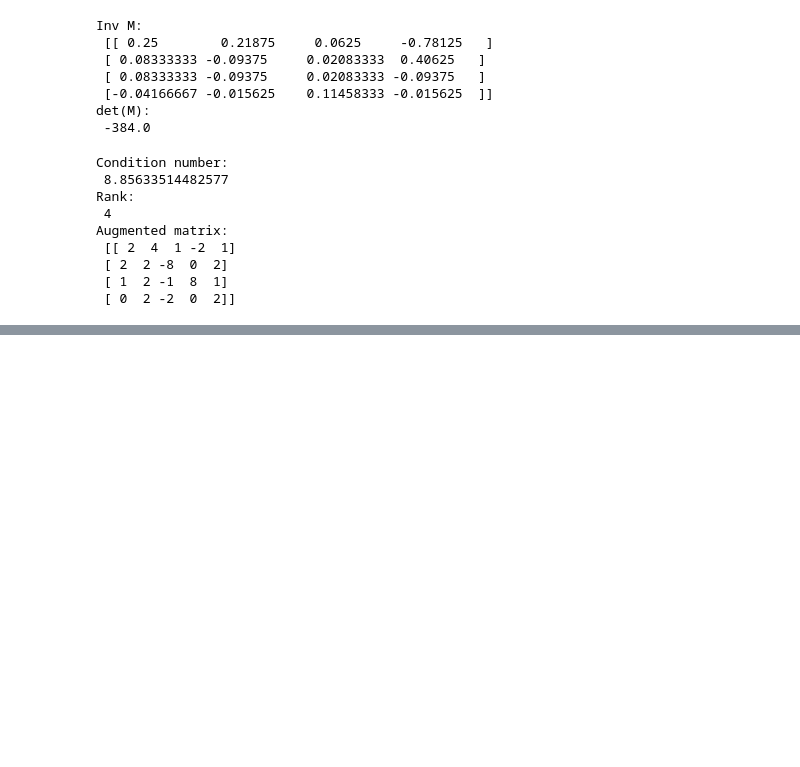
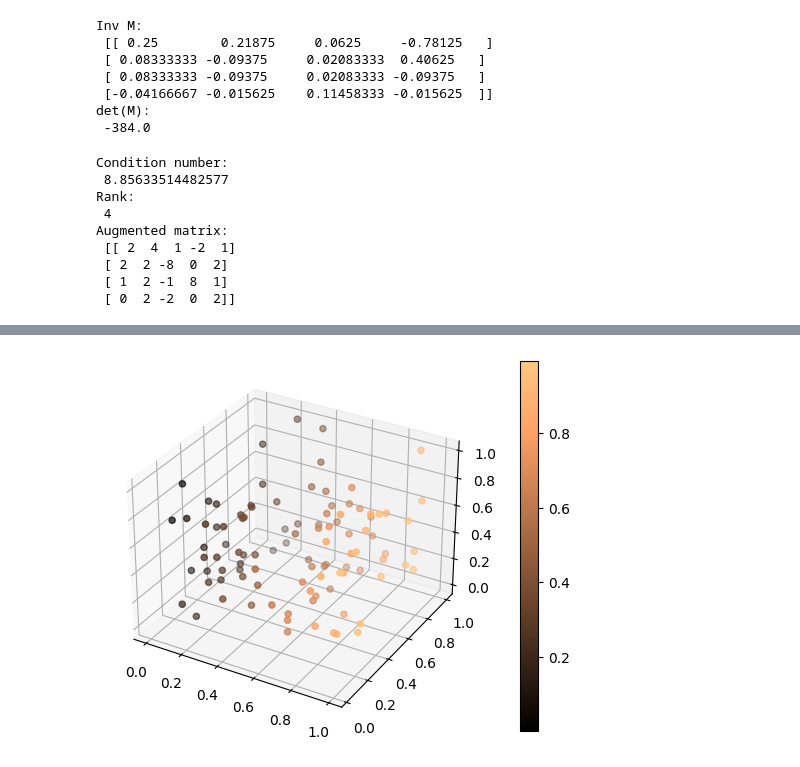
Before and after one commit to xwang579/Mat421, a Jupyter notebook: Final.ipynb, the cells around one changed output, grey strips where cells are left out. Drawn from its saved outputs; the diff is of its cells as text; code cells hidden in the pictures; blank space fills up the shorter version.

```diff
--- a/Final.ipynb
+++ b/Final.ipynb
@@ -186,0 +330,16 @@ Augmented matrix:
+# %%
+
+import numpy as np
+from matplotlib import pyplot as plt
+plt.rcParams["figure.figsize"] = [9, 4]
+plt.rcParams["figure.autolayout"] = True
+fig = plt.figure()
+ax = fig.add_subplot(projection="3d")
+xs = np.random.rand(100)
+ys = np.random.rand(100)
+zs = np.random.rand(100)
+sc = ax.scatter(xs, ys, zs, c=xs, cmap="copper")
+plt.colorbar(sc)
+plt.show()
+# %% [output]
+[figure, added]
```
Also changed, not shown: parts of 15 cells of this notebook.
